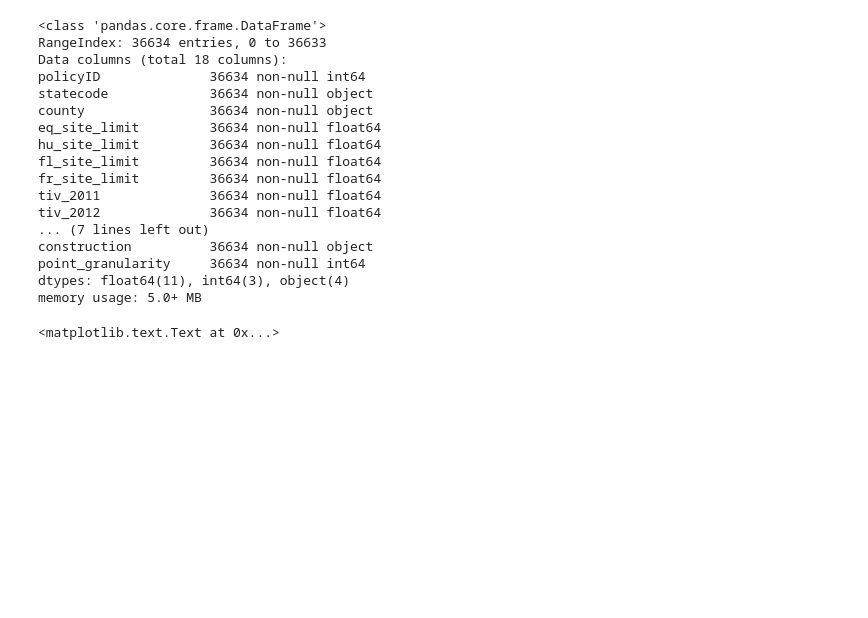
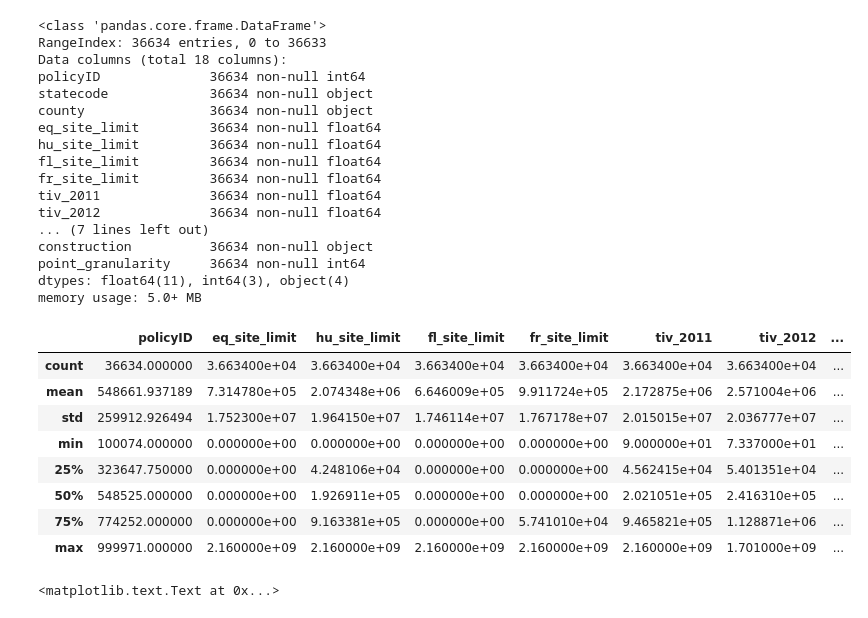
Before and after one commit to jhalverson/data_science, a Jupyter notebook: sql_mysql/pandas_sql_comparison.ipynb, the cells around one changed output. Cells and saved outputs as stored; diff of their text form; code cells hidden in the pictures; blank space fills up the shorter version.

```diff
--- a/sql_mysql/pandas_sql_comparison.ipynb
+++ b/sql_mysql/pandas_sql_comparison.ipynb
@@ -49,4 +49,17 @@ construction          36634 non-null object
 point_granularity     36634 non-null int64
 dtypes: float64(11), int64(3), object(4)
 memory usage: 5.0+ MB
+# %%
+#select avg(point_latitude), min(point_latitude), max(point_latitude), stddev(point_latitude) from insur;
+df.describe()
+# %% [output]
+|  | policyID | eq_site_limit | hu_site_limit | fl_site_limit | fr_site_limit | tiv_2011 | tiv_2012 | ... |
+| count | 36634.000000 | 3.663400e+04 | 3.663400e+04 | 3.663400e+04 | 3.663400e+04 | 3.663400e+04 | 3.663400e+04 | ... |
+| mean | 548661.937189 | 7.314780e+05 | 2.074348e+06 | 6.646009e+05 | 9.911724e+05 | 2.172875e+06 | 2.571004e+06 | ... |
+| std | 259912.926494 | 1.752300e+07 | 1.964150e+07 | 1.746114e+07 | 1.767178e+07 | 2.015015e+07 | 2.036777e+07 | ... |
+| min | 100074.000000 | 0.000000e+00 | 0.000000e+00 | 0.000000e+00 | 0.000000e+00 | 9.000000e+01 | 7.337000e+01 | ... |
+| 25% | 323647.750000 | 0.000000e+00 | 4.248106e+04 | 0.000000e+00 | 0.000000e+00 | 4.562415e+04 | 5.401351e+04 | ... |
+| 50% | 548525.000000 | 0.000000e+00 | 1.926911e+05 | 0.000000e+00 | 0.000000e+00 | 2.021051e+05 | 2.416310e+05 | ... |
+| 75% | 774252.000000 | 0.000000e+00 | 9.163381e+05 | 0.000000e+00 | 5.741010e+04 | 9.465821e+05 | 1.128871e+06 | ... |
+| max | 999971.000000 | 2.160000e+09 | 2.160000e+09 | 2.160000e+09 | 2.160000e+09 | 2.160000e+09 | 1.701000e+09 | ... |
 # %%
```
Also changed, not shown: parts of 14 cells of this notebook, 1 other file.
